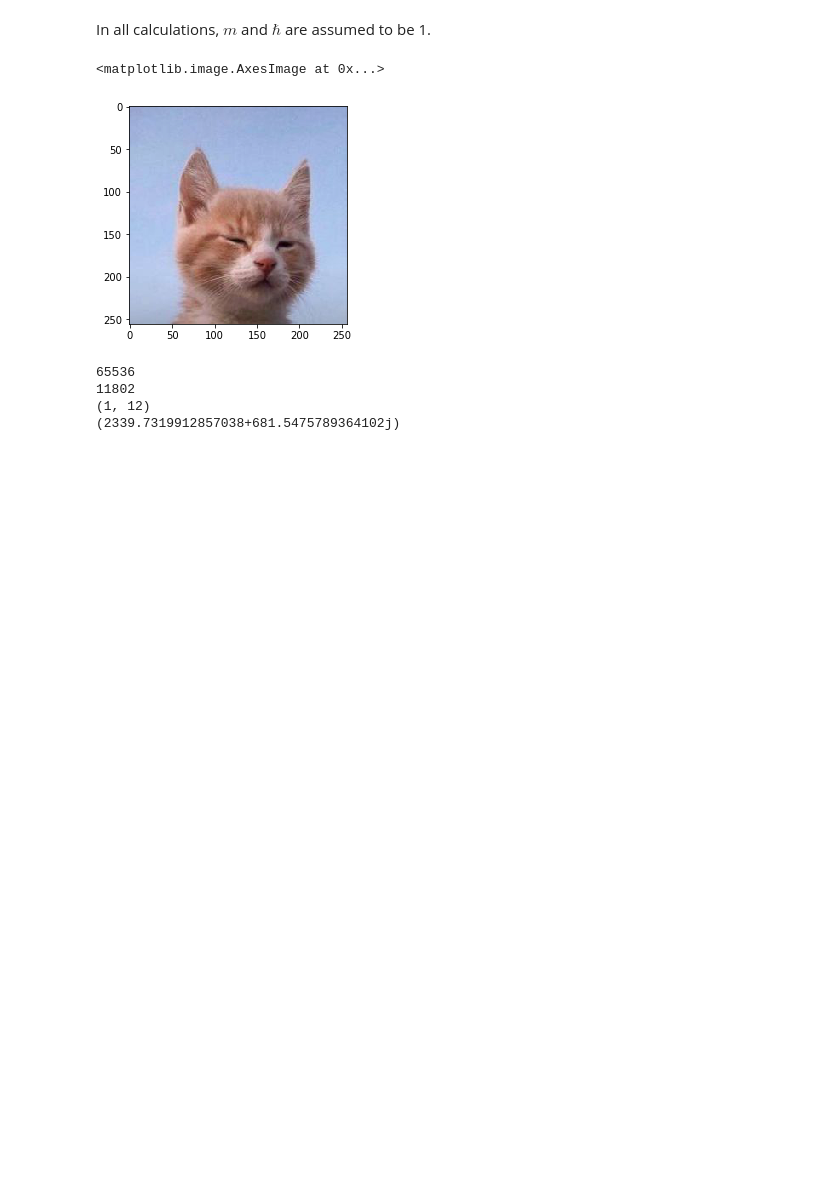
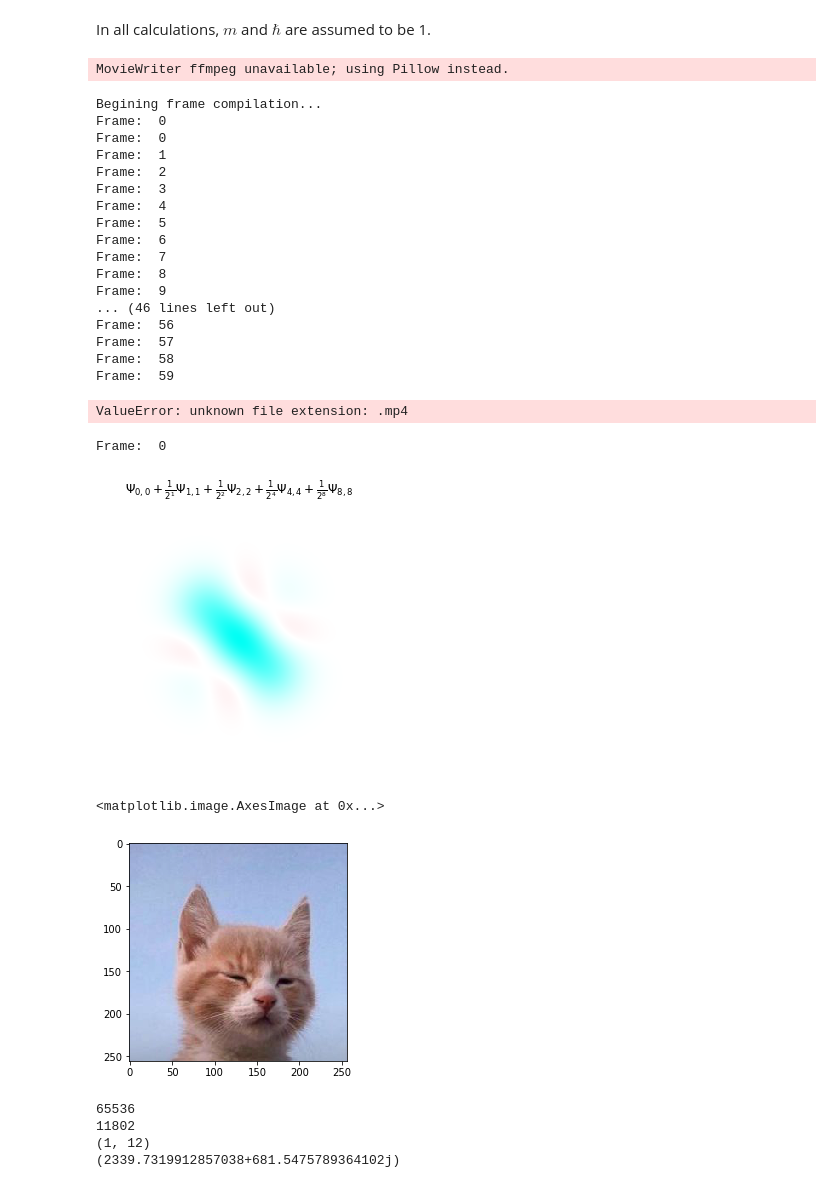
Before and after one commit to Sean-Ericson/WavefunctionPlotting, a Jupyter notebook: Wavefunction_Plotting.ipynb, the cells around one changed output. Saved outputs shown, nothing was run; the diff lists cells and outputs as text; code cells hidden in the pictures; blank space fills up the shorter version.

```diff
--- a/Wavefunction_Plotting.ipynb
+++ b/Wavefunction_Plotting.ipynb
@@ -561,32 +561,55 @@ plot_options = {
 #Wavefunction_Animation_1D(wavefunc, acc, x_range, t_range, frames, fname, plot_options)
 # %%
 # 2D Harmonic Oscillator
-quantum_numbers = [(0,0), (1,1), (2,2), (4,4), (8,8)]
-coeff = [1, 1/2, 1/4, 1/8, 1/16]
+quantum_numbers = [(0,0), (1,1), (2,2)]
+coeff = [1, 1/2, 1/4]
 x_range = [-5,5]
 y_range = x_range
-omegas = (1,1)
+omegas = (1,2)
 t_range = [0, Superpos_Period(HO_Eigenstate_2D_Energy, quantum_numbers)]
 acc = 1/256
 
 wavefunc = lambda x, y, t: Superpos_2D(HO_Eigenstate_2D, x, y, t, coeff, quantum_numbers)
 plot_options = {
     "title": r"$\Psi_{0,0} + \frac{1}{2^1}\Psi_{1,1} + \frac{1}{2^2}\Psi_{2,2} + \frac{1}{2^4}\Psi_{4,4} + \frac{1}{2^8}\Psi_{8,8}$",
     "axis-on": True,
     "xlabel": r"$x/x_s$",
     "ylabel": r"$y/y_s$",
     "colorbar": True,
     "axis-on": False,
-    "norm_by_frame": False
+    "figsize-factor": 5,
+    "norm_by_frame": True
 }
 anim_options = {
     "filename": "2D_HO_period_test_global_norm.mp4",
     "frames": 60,
     "fps": 30,
     "dpi": 200
 }
 
-#Wavefunction_Animation_2D_Image(wavefunc, acc, x_range, y_range, t_range, plot_options, anim_options)
+Wavefunction_Animation_2D_Image(wavefunc, acc, x_range, y_range, t_range, plot_options, anim_options)
+# %% [output]
+MovieWriter ffmpeg unavailable; using Pillow instead.
+Begining frame compilation...
+Frame:  0
+Frame:  0
+Frame:  1
+Frame:  2
+Frame:  3
+Frame:  4
+Frame:  5
+Frame:  6
+Frame:  7
+Frame:  8
+Frame:  9
+... (46 lines left out)
+Frame:  56
+Frame:  57
+Frame:  58
+Frame:  59
+ValueError: unknown file extension: .mp4
+Frame:  0
+[figure, added]
 # %%
 # 1D Harmonic Oscillator Coherent State
 fname = "1D_Coherent_State_Test_9.mp4"
```
